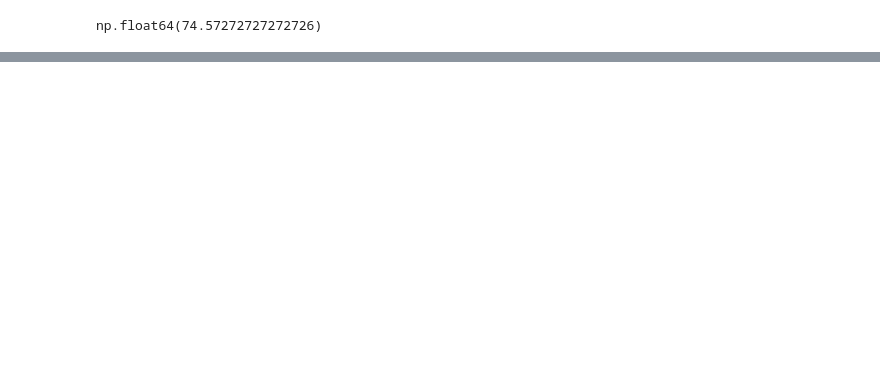
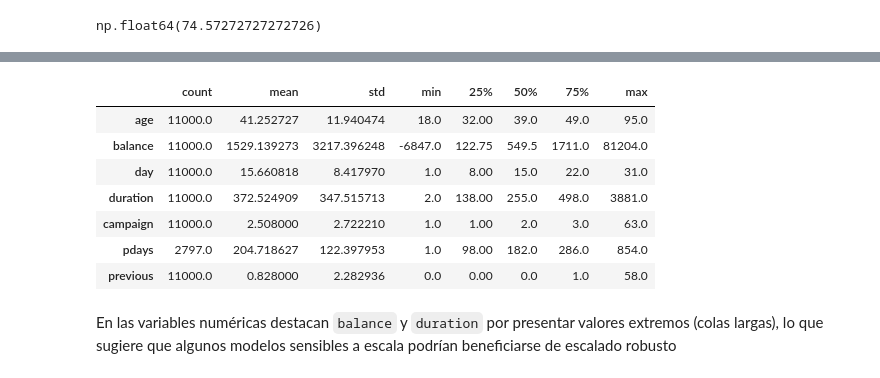
Before and after one commit to DiegoVa6/Grupo05_Practica1, a Jupyter notebook: exercise.ipynb, the cells around one changed output, grey strips where cells are left out. Cells and saved outputs as stored; diff of their text form; code cells hidden in the pictures; blank space fills up the shorter version.

```diff
--- a/exercise.ipynb
+++ b/exercise.ipynb
@@ -157,0 +228,13 @@ ava_data["pdays"] = ava_data["pdays"].replace(-1, np.nan)
+# %%
+X[num_cols].describe().T
+# %% [output]
+|  | count | mean | std | min | 25% | 50% | 75% | max |
+| age | 11000.0 | 41.252727 | 11.940474 | 18.0 | 32.00 | 39.0 | 49.0 | 95.0 |
+| balance | 11000.0 | 1529.139273 | 3217.396248 | -6847.0 | 122.75 | 549.5 | 1711.0 | 81204.0 |
+| day | 11000.0 | 15.660818 | 8.417970 | 1.0 | 8.00 | 15.0 | 22.0 | 31.0 |
+| duration | 11000.0 | 372.524909 | 347.515713 | 2.0 | 138.00 | 255.0 | 498.0 | 3881.0 |
+| campaign | 11000.0 | 2.508000 | 2.722210 | 1.0 | 1.00 | 2.0 | 3.0 | 63.0 |
+| pdays | 2797.0 | 204.718627 | 122.397953 | 1.0 | 98.00 | 182.0 | 286.0 | 854.0 |
+| previous | 11000.0 | 0.828000 | 2.282936 | 0.0 | 0.00 | 0.0 | 1.0 | 58.0 |
+# %% [markdown]
+En las variables numéricas destacan `balance` y `duration` por presentar valores extremos (colas largas), lo que sugiere que algunos modelos sensibles a escala podrían beneficiarse de escalado robusto
```
Also changed, not shown: parts of 31 cells of this notebook.
